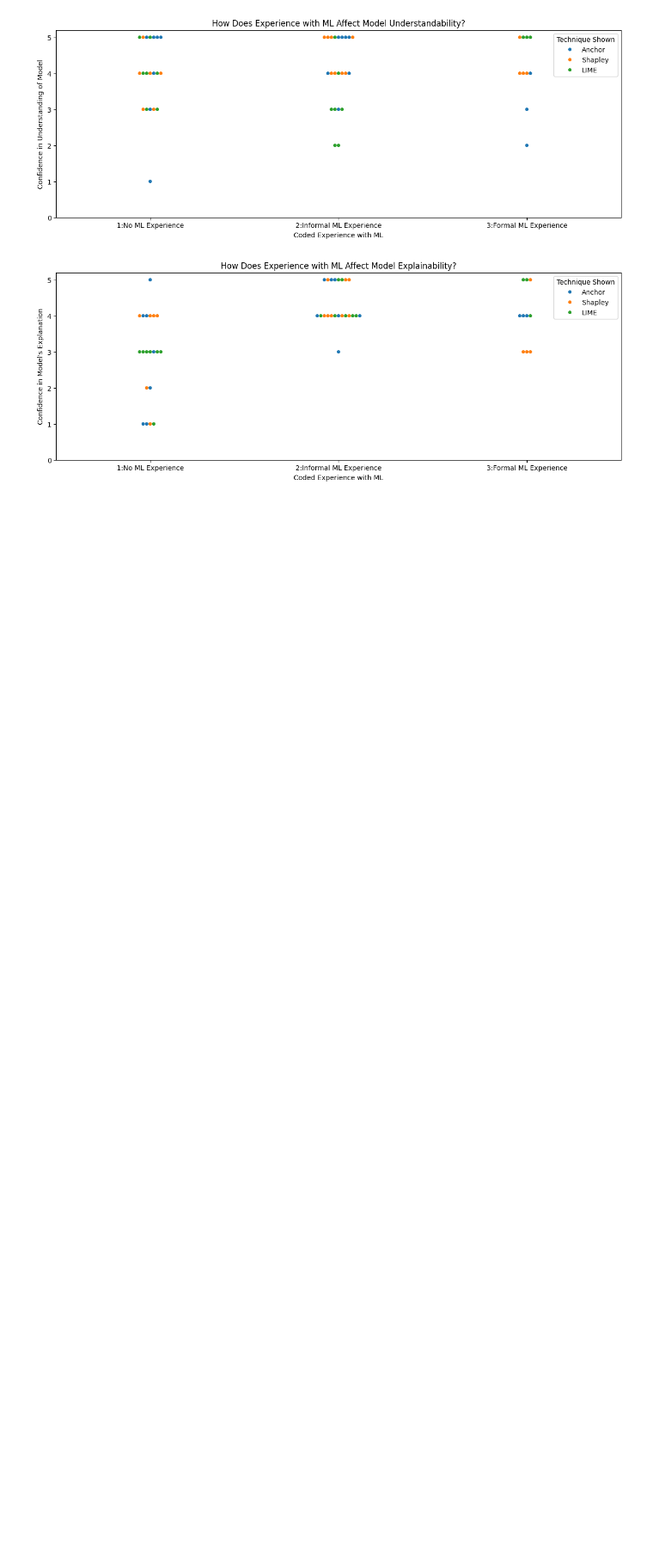
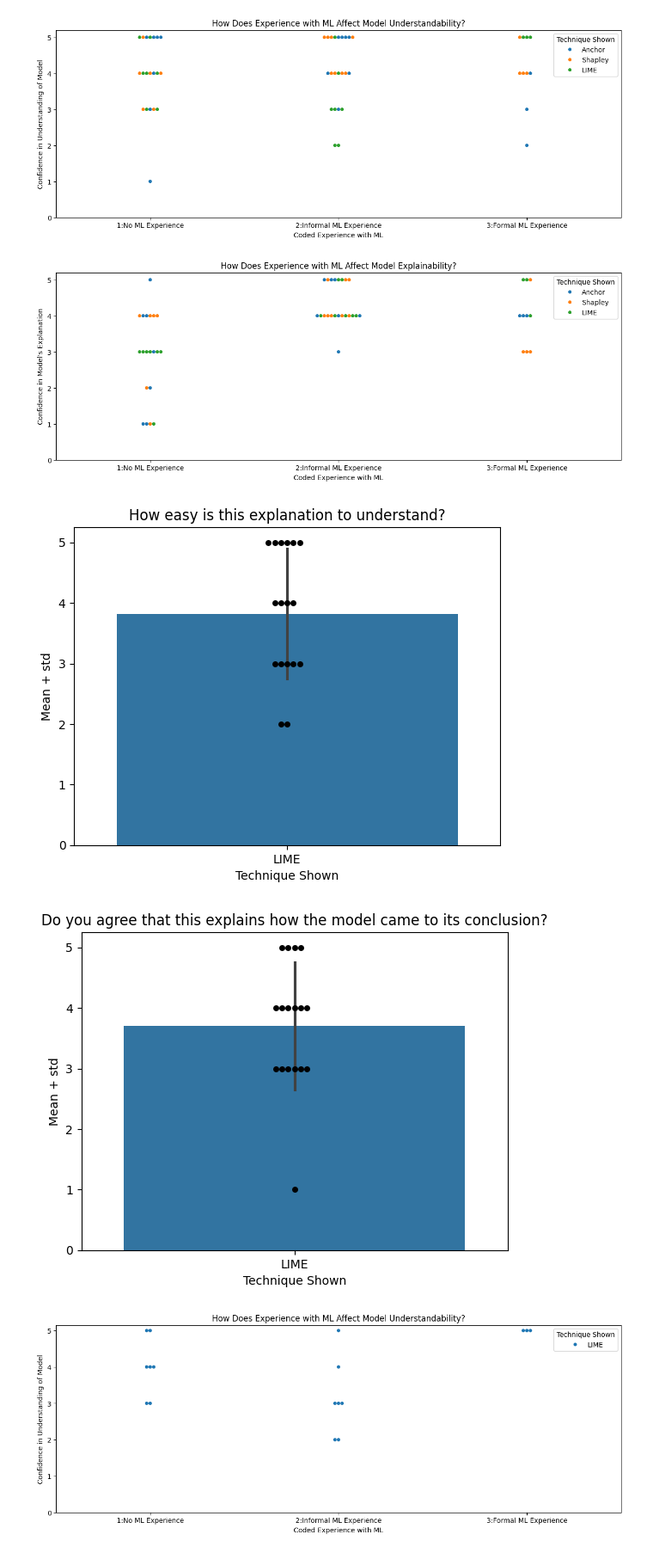
Before and after one commit to cosmcbun/Explainable-Ai-Comps-2024, a Jupyter notebook: MOOC/user study/quant_analysis.ipynb, the cells around one changed output. Shown at 86% size. Saved outputs shown, nothing was run; the diff lists cells and outputs as text; code cells hidden in the pictures; blank space fills up the shorter version.

Commit message:
Create Lime Specific Charts

```diff
--- a/MOOC/user study/quant_analysis.ipynb
+++ b/MOOC/user study/quant_analysis.ipynb
@@ -92,6 +85,8 @@ df[["Experience with ML", "Coded Experience with ML"]]
 
 def generate_graphs(data:pd.DataFrame, condition:str):
 	order=['Anchor', 'Shapley', 'LIME']
+	# only include the techniques that are in the data
+	order = [x for x in order if x in data["Technique Shown"].unique()]
 
 	# GRAPH 1
 	title = "How easy is this explanation to understand"
@@ -470,3 +465,16 @@ generate_graphs(
 [figure]
 [figure]
 [figure]
+# %%
+# filter to only show LIME
+lime_samples = total_sample[total_sample["Technique Shown"] == "LIME"]
+condition = "Sample All LIME"
+
+generate_graphs(
+	data = lime_samples,
+	condition = condition
+)
+# %% [output]
+[figure, added]
+[figure, added]
+[figure, added]
```
Also changed, not shown: parts of 2 cells of this notebook, 4 other files.
